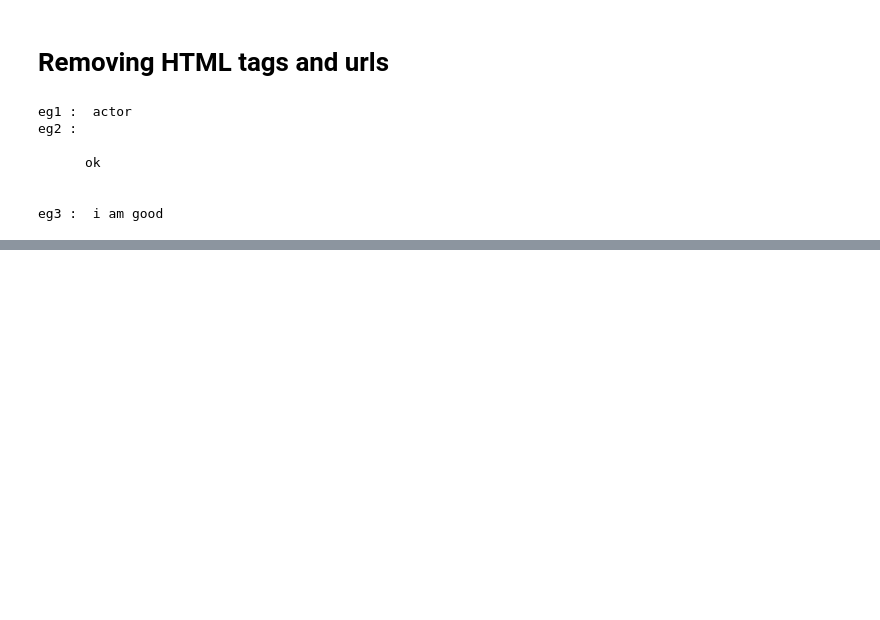
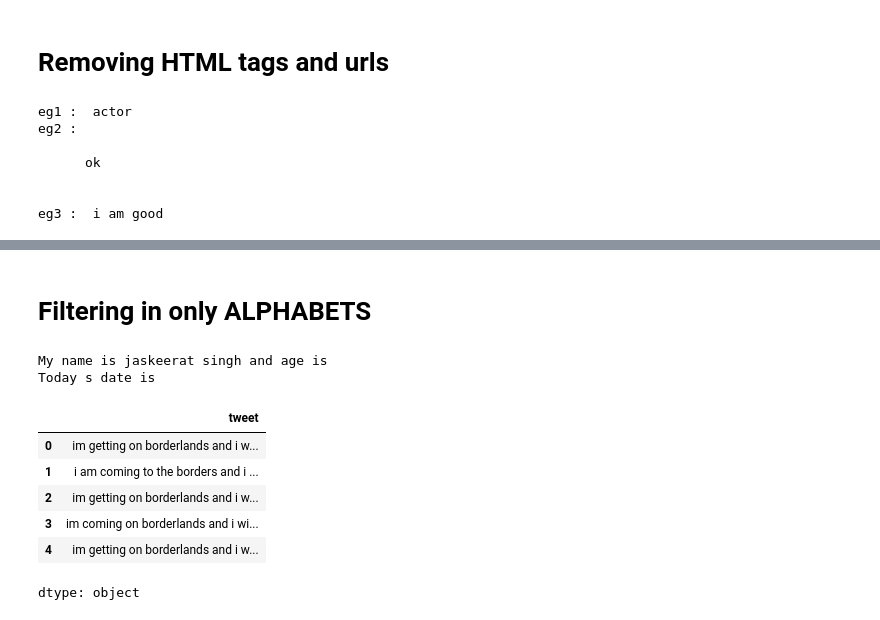
Before and after one commit to Jaskeerat23/DSA_codes, a Jupyter notebook: X_Sentiment_classification.ipynb, the cells around one changed output, grey strips where cells are left out. Saved outputs shown, nothing was run; the diff lists cells and outputs as text; code cells hidden in the pictures; blank space fills up the shorter version.

```diff
--- a/X_Sentiment_classification.ipynb
+++ b/X_Sentiment_classification.ipynb
@@ -118,0 +128,26 @@ df.head()
+# %% [markdown]
+# **Filtering in only ALPHABETS**
+# %%
+def filter_alphabets(sentence : str):
+  sentence = re.sub(r'[^a-zA-Z ]', ' ', sentence)
+  return sentence
+
+eg1 = "My name is jaskeerat singh and age is 20"
+eg2 = "Today's date is 15/5/2025"
+
+print(filter_alphabets(eg1))
+print(filter_alphabets(eg2))
+# %% [output]
+My name is jaskeerat singh and age is
+Today s date is
+# %%
+df['tweet'] = df['tweet'].apply(filter_alphabets)
+df['tweet'].head()
+# %% [output]
+|  | tweet |
+| 0 | im getting on borderlands and i w... |
+| 1 | i am coming to the borders and i ... |
+| 2 | im getting on borderlands and i w... |
+| 3 | im coming on borderlands and i wi... |
+| 4 | im getting on borderlands and i w... |
+dtype: object
```
Also changed, not shown: parts of 31 cells of this notebook.
